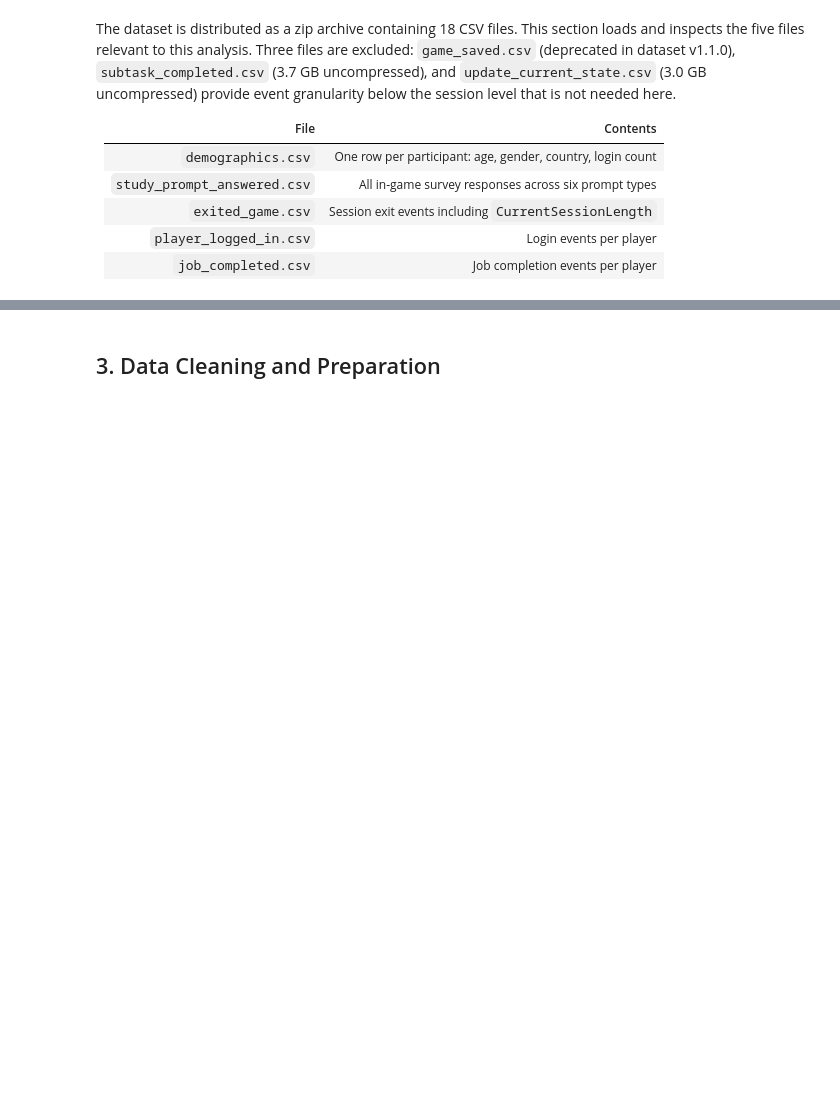
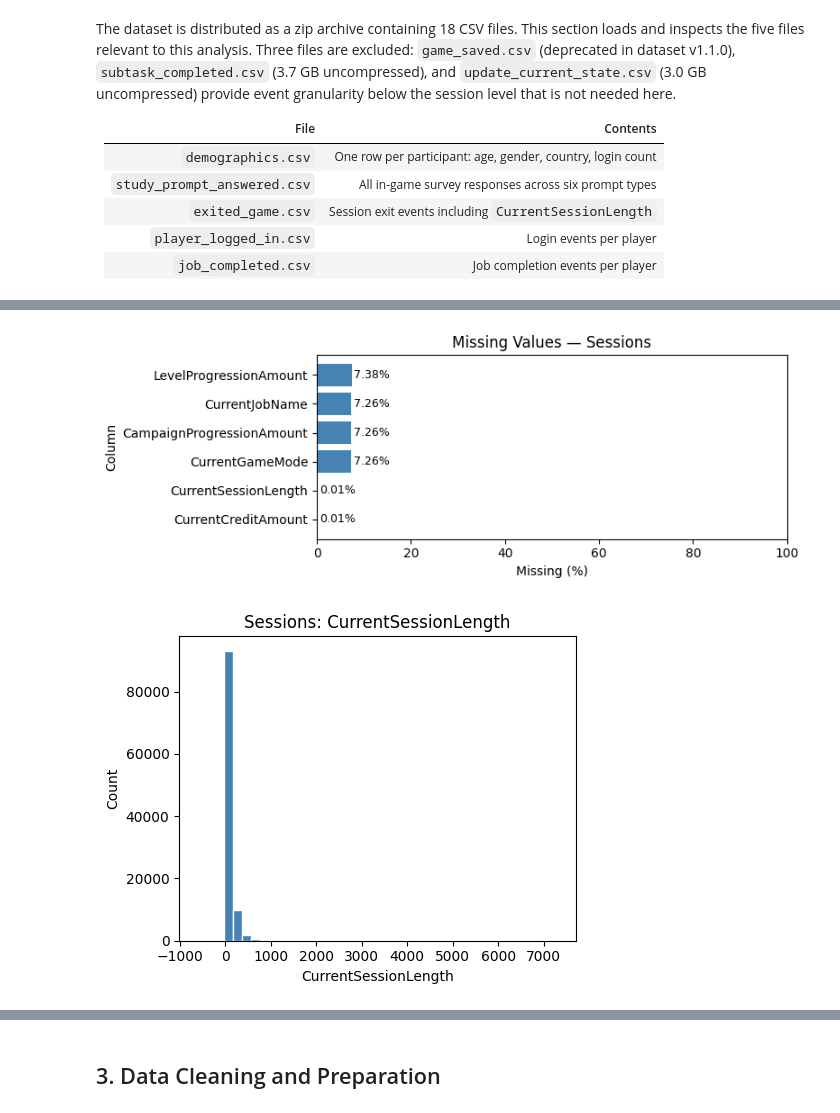
Before and after one commit to thebobmay/statistical-analysis-player-behavior, a Jupyter notebook: notebooks/analysis.ipynb, the cells around one changed output, grey strips where cells are left out. Cells and saved outputs as stored; diff of their text form; code cells hidden in the pictures; blank space fills up the shorter version.

```diff
--- a/notebooks/analysis.ipynb
+++ b/notebooks/analysis.ipynb
@@ -83 +142,7 @@ sessions[['pid', 'Time', 'CurrentSessionLength', 'CampaignProgressionAmount', 'C
+# %%
+plot_missing(sessions, title="Missing Values — Sessions")
+plot_numeric_distributions(sessions, cols=["CurrentSessionLength"], title_prefix="Sessions")
+# %% [output]
+[figure, added]
+[figure, added]
 # %% [markdown]
```
Also changed, not shown: parts of 16 cells of this notebook, 2 other files.
